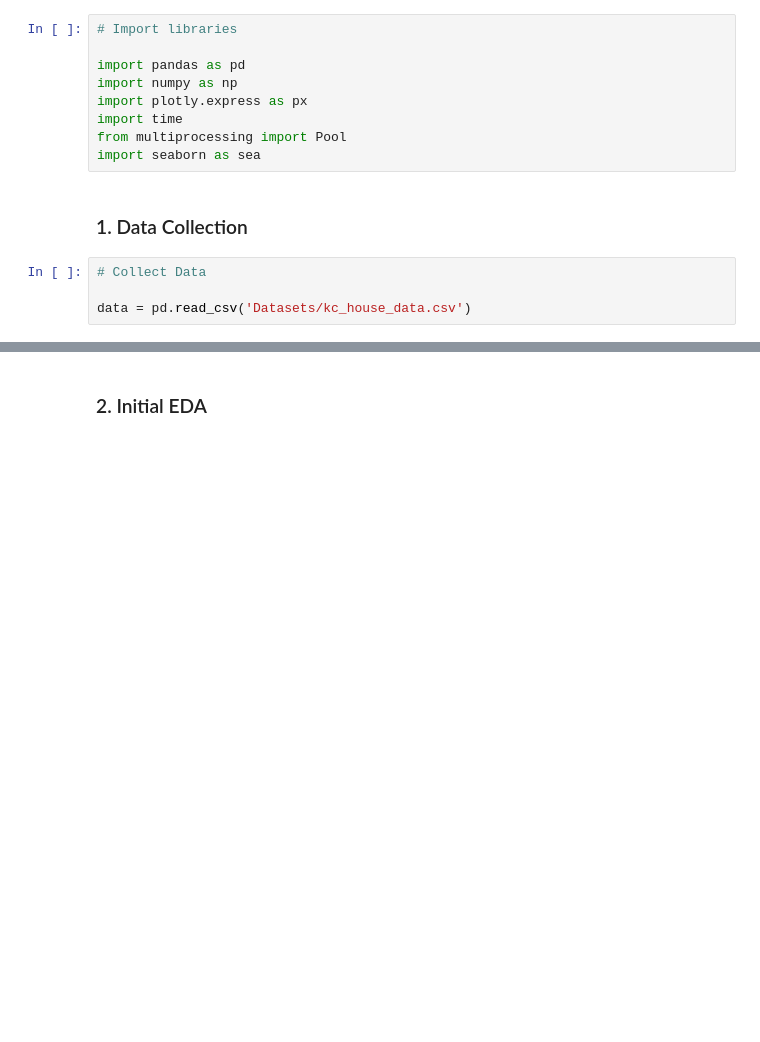
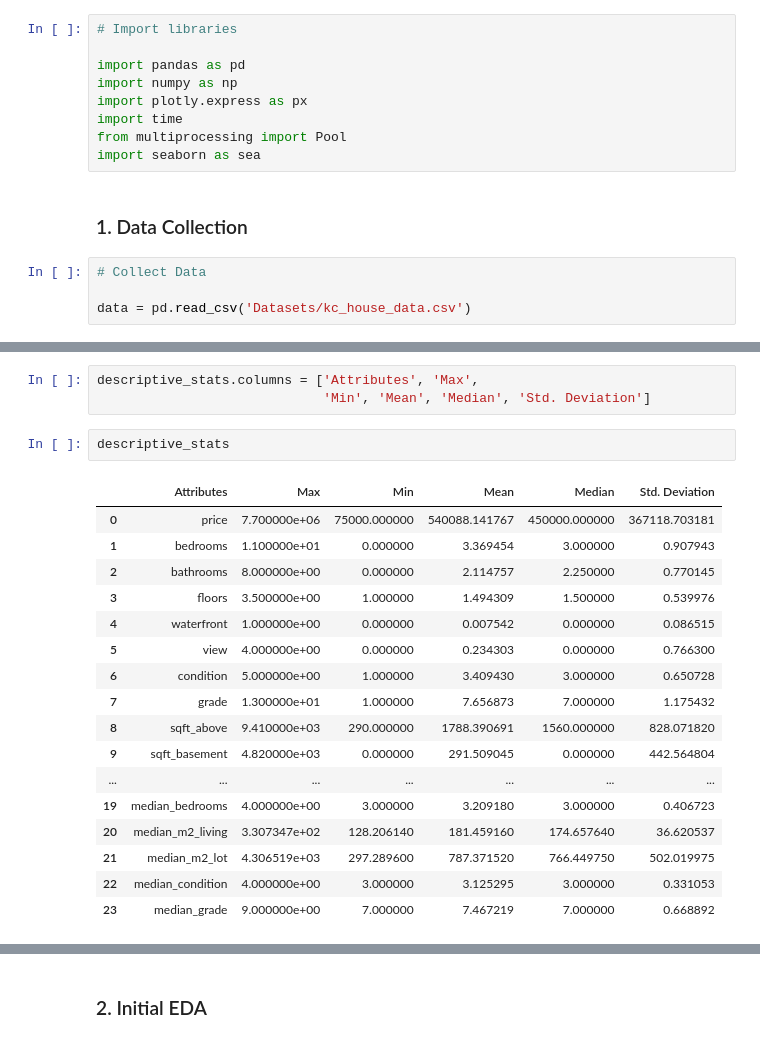
Before and after one commit to renatond/KC_House_Pricing, a Jupyter notebook: kc_house_prices.ipynb, the cells around one changed output, grey strips where cells are left out. Drawn from its saved outputs; the diff is of its cells as text; blank space fills up the shorter version.

```diff
--- a/kc_house_prices.ipynb
+++ b/kc_house_prices.ipynb
@@ -17,0 +80,23 @@ data = pd.read_csv('Datasets/kc_house_data.csv')
+# %%
+descriptive_stats.columns = ['Attributes', 'Max',
+                             'Min', 'Mean', 'Median', 'Std. Deviation']
+# %%
+descriptive_stats
+# %% [output]
+|  | Attributes | Max | Min | Mean | Median | Std. Deviation |
+| 0 | price | 7.700000e+06 | 75000.000000 | 540088.141767 | 450000.000000 | 367118.703181 |
+| 1 | bedrooms | 1.100000e+01 | 0.000000 | 3.369454 | 3.000000 | 0.907943 |
+| 2 | bathrooms | 8.000000e+00 | 0.000000 | 2.114757 | 2.250000 | 0.770145 |
+| 3 | floors | 3.500000e+00 | 1.000000 | 1.494309 | 1.500000 | 0.539976 |
+| 4 | waterfront | 1.000000e+00 | 0.000000 | 0.007542 | 0.000000 | 0.086515 |
+| 5 | view | 4.000000e+00 | 0.000000 | 0.234303 | 0.000000 | 0.766300 |
+| 6 | condition | 5.000000e+00 | 1.000000 | 3.409430 | 3.000000 | 0.650728 |
+| 7 | grade | 1.300000e+01 | 1.000000 | 7.656873 | 7.000000 | 1.175432 |
+| 8 | sqft_above | 9.410000e+03 | 290.000000 | 1788.390691 | 1560.000000 | 828.071820 |
+| 9 | sqft_basement | 4.820000e+03 | 0.000000 | 291.509045 | 0.000000 | 442.564804 |
+| ... | ... | ... | ... | ... | ... | ... |
+| 19 | median_bedrooms | 4.000000e+00 | 3.000000 | 3.209180 | 3.000000 | 0.406723 |
+| 20 | median_m2_living | 3.307347e+02 | 128.206140 | 181.459160 | 174.657640 | 36.620537 |
+| 21 | median_m2_lot | 4.306519e+03 | 297.289600 | 787.371520 | 766.449750 | 502.019975 |
+| 22 | median_condition | 4.000000e+00 | 3.000000 | 3.125295 | 3.000000 | 0.331053 |
+| 23 | median_grade | 9.000000e+00 | 7.000000 | 7.467219 | 7.000000 | 0.668892 |
```
Also changed, not shown: parts of 30 cells of this notebook, 20 other files.
